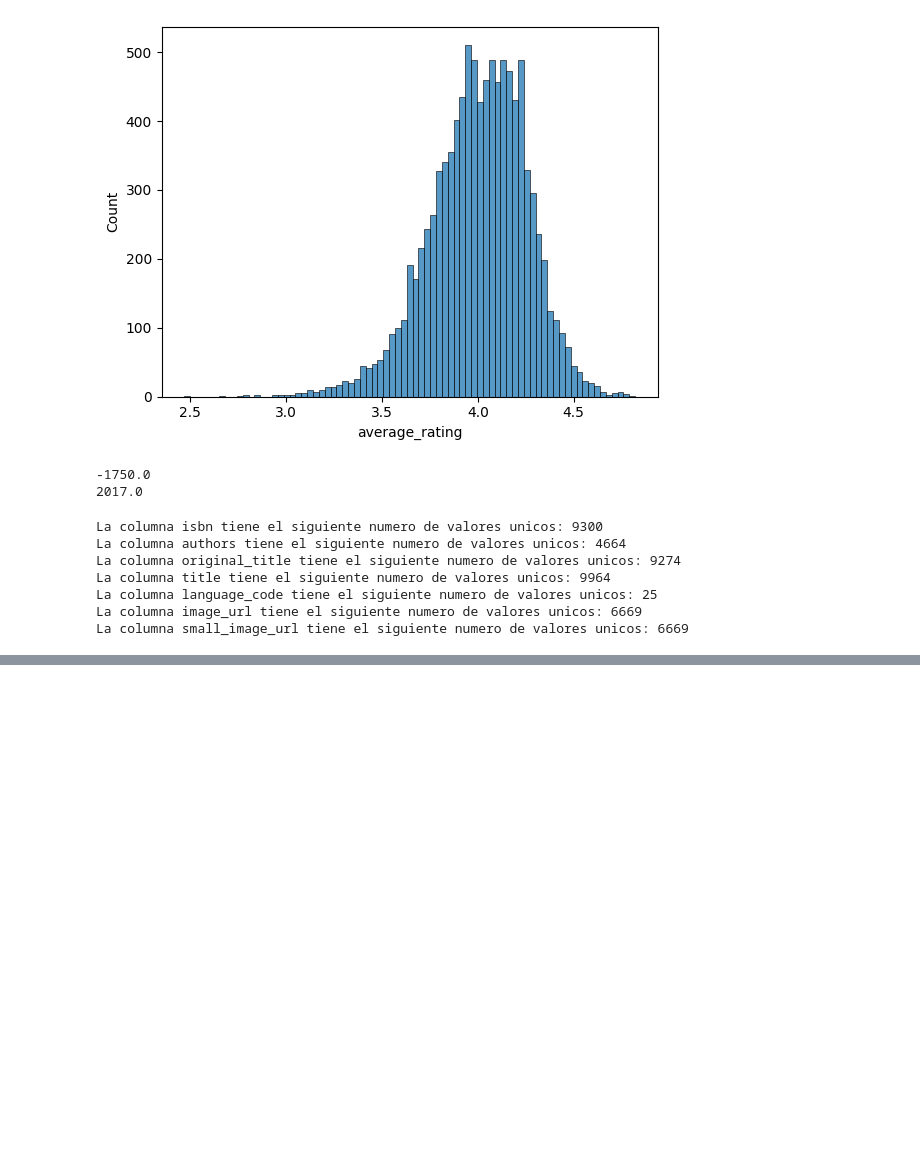
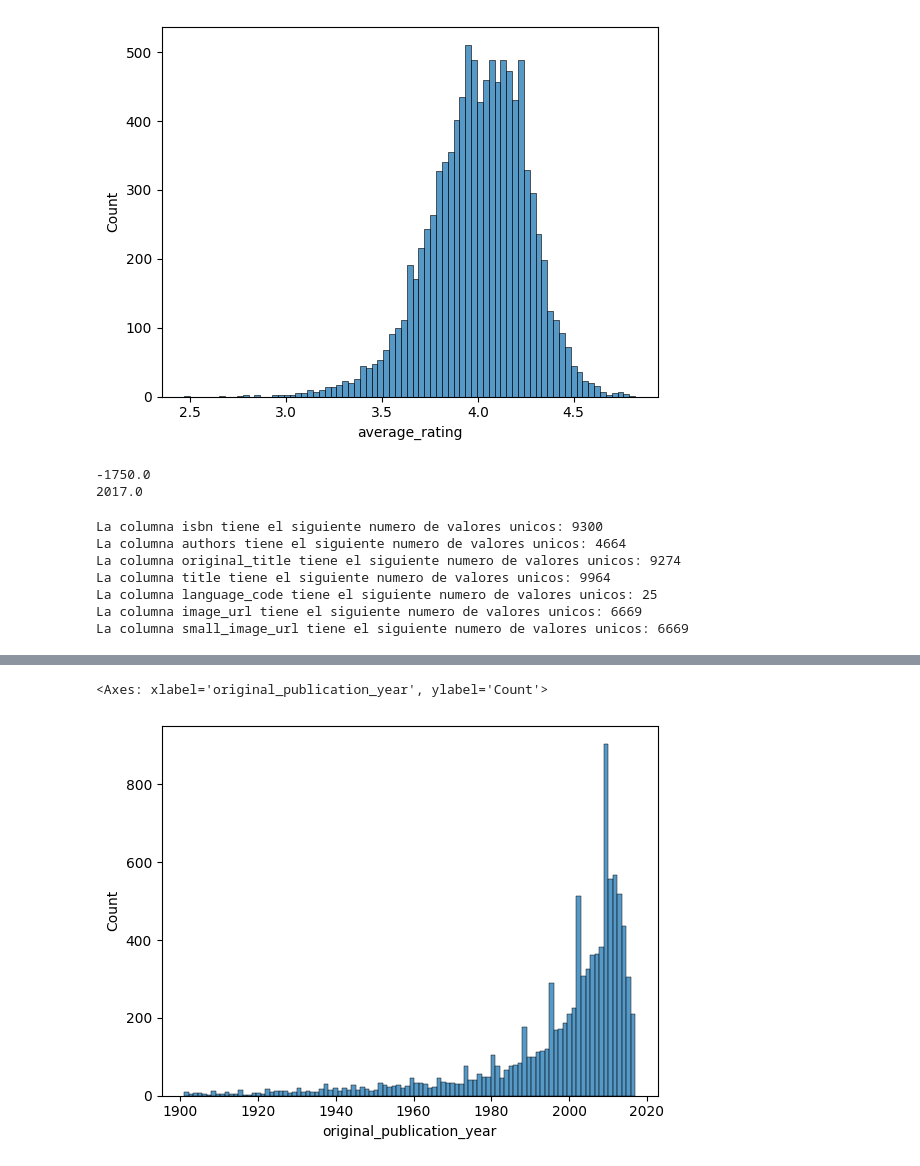
Before and after one commit to RedLakes17/ExpDatAnalisis, a Jupyter notebook: Intro.ipynb, the cells around one changed output, grey strips where cells are left out. Cells and saved outputs as stored; diff of their text form; code cells hidden in the pictures; blank space fills up the shorter version.

```diff
--- a/Intro.ipynb
+++ b/Intro.ipynb
@@ -63,0 +77,8 @@ La columna small_image_url tiene el siguiente numero de valores unicos: 6669
+# %%
+#Para ver relaciones de variables categoricas
+
+libros=libros[libros['original_publication_year']>1900]
+sns.histplot(data=libros, x='original_publication_year', bins=100)#, hue='average_rating')
+# %% [output]
+<Axes: xlabel='original_publication_year', ylabel='Count'>
+[figure, added]
```
Also changed, not shown: parts of 2 cells of this notebook, 1 other file.
